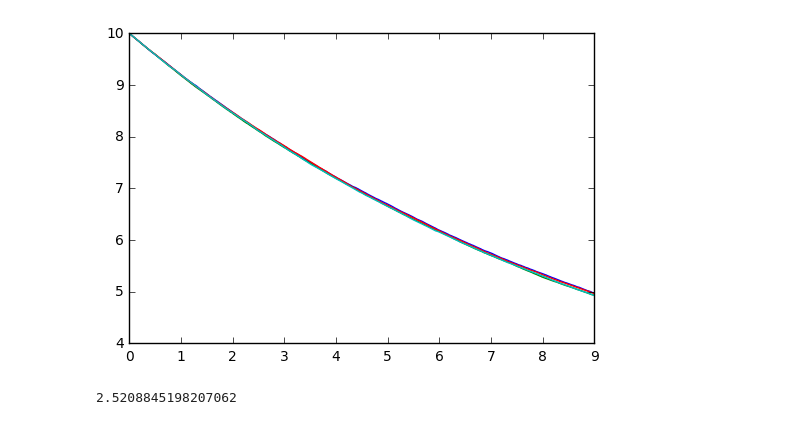
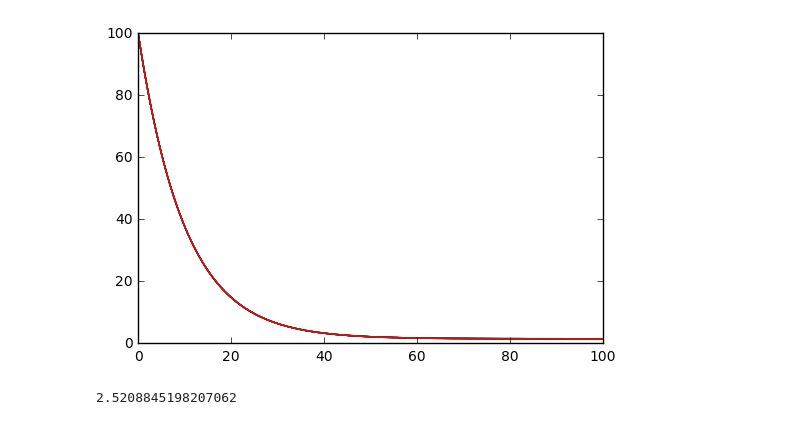
Before and after one commit to tomohiromatsumoto/SABRmodel_HBM, a Jupyter notebook: notebook2/labo.py.ipynb, the cells around one changed output. Drawn from its saved outputs; the diff is of its cells as text; code cells hidden in the pictures.

```diff
--- a/notebook2/labo.py.ipynb
+++ b/notebook2/labo.py.ipynb
@@ -2,40 +2,46 @@
 import numpy as np
 import matplotlib.pyplot as plt
 
-num_sims = 4
+num_sims = 10
 N        = 10000
 
-y_init = 10
+y_init = 100
 t_init = 0
-t_end  = 9
+t_end  = 100
 
 c_theta = 0.1
 c_mu    = 1.5
 c_sigma = 0.01
 
 def mu(y, t):
     return c_theta * (c_mu - y)
 
 def sigma(y, t):
     return c_sigma
 
 dt   = float(t_end - t_init) / N
 dW   = lambda dt: np.random.normal(loc = 0.0, scale = np.sqrt(dt))
 
 t    = np.arange(t_init, t_end, dt)
 y    = np.zeros(N)
 y[0] = y_init
 
+
 for i_sim in range(num_sims):
-    for i in range(1, t.size):
+    for i in range(1,t.size ):
         a = mu(y[i-1], (i-1) * dt)
         b = sigma(y[i-1], (i-1) * dt)
         y[i] = y[i-1] + a * dt + b * dW(dt)
+
+
+
     plt.plot(t, y)
 
+
+
 plt.show()
 # %% [output]
-[figure, old version]
+[figure, new version]
 # %%
 (1/np.sqrt(2*3.1415))*np.sqrt(4.1735)*np.exp(-24.55995364/8.347)+4.9558*0.5
 # %% [output]
```
Also changed, not shown: parts of 2 cells of this notebook.
